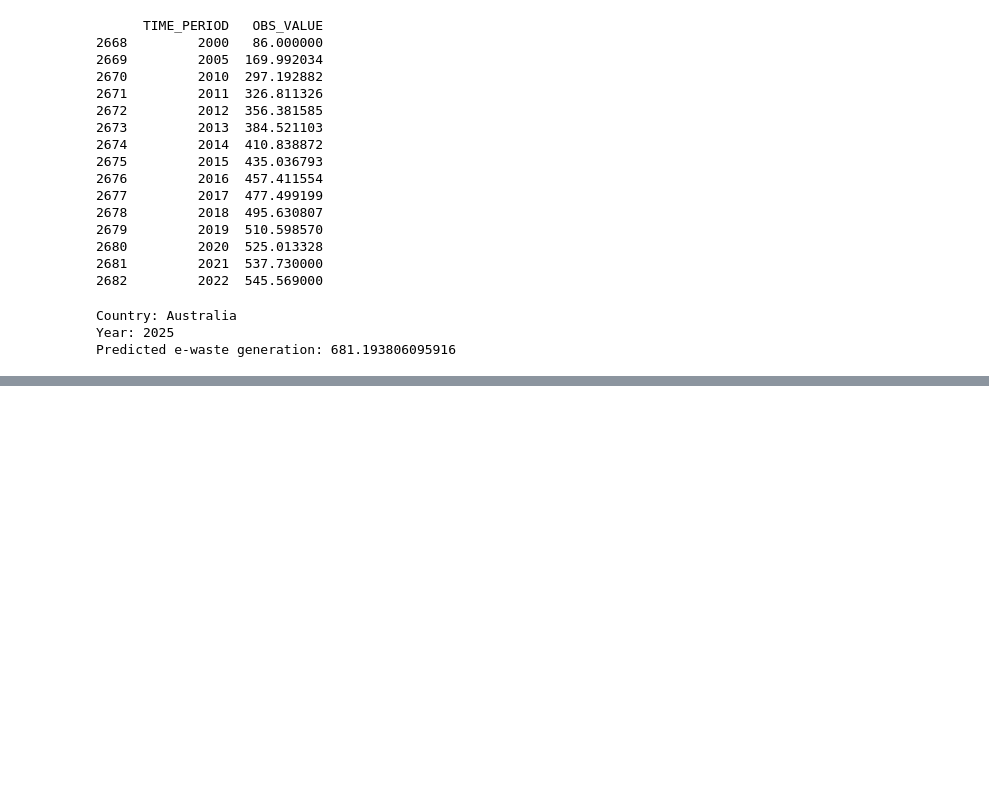
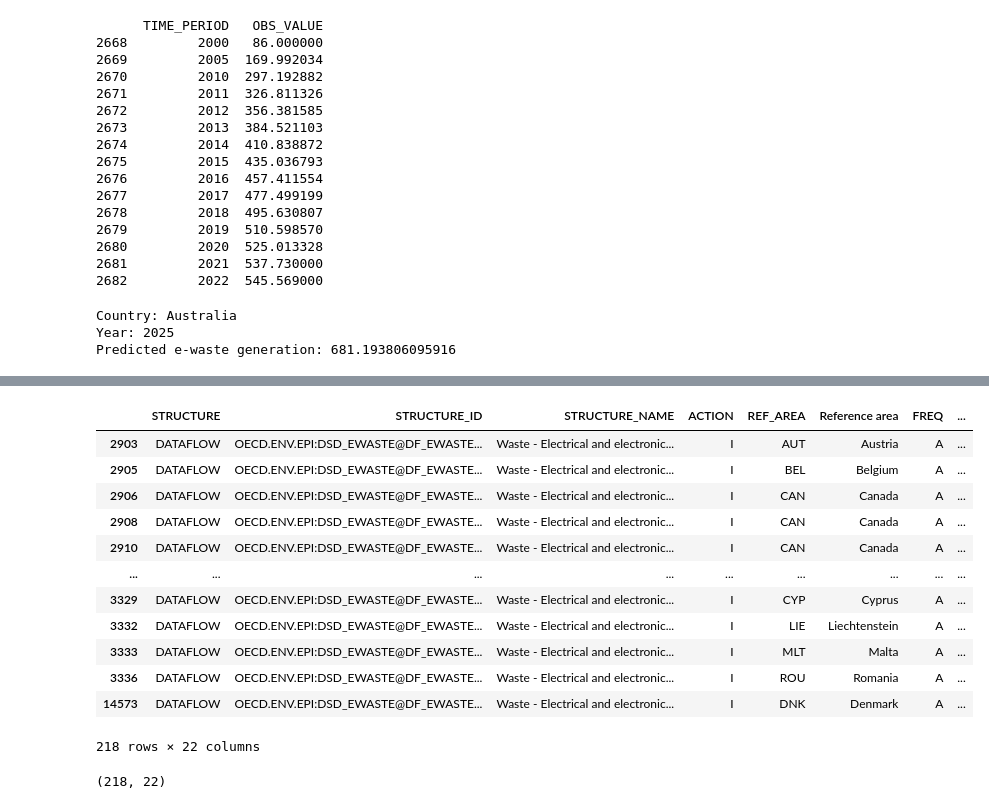
Before and after one commit to athulyarnair150-sys/electronic-waste-project-, a Jupyter notebook: electronic waste generation and recycling.ipynb, the cells around one changed output, grey strips where cells are left out. Drawn from its saved outputs; the diff is of its cells as text; code cells hidden in the pictures; blank space fills up the shorter version.

```diff
--- a/electronic waste generation and recycling.ipynb
+++ b/electronic waste generation and recycling.ipynb
@@ -950,0 +982,26 @@ Predicted e-waste generation: 681.193806095916
+# %%
+recycling_df = df[df["Measure"] == "Recycling"]
+
+recycling_df = recycling_df[recycling_df["Product categories"] == "Total"]
+
+recycling_df = recycling_df[recycling_df["Unit of measure"] == "Tonnes"]
+
+recycling_df
+# %% [output]
+|  | STRUCTURE | STRUCTURE_ID | STRUCTURE_NAME | ACTION | REF_AREA | Reference area | FREQ | ... |
+| 2903 | DATAFLOW | OECD.ENV.EPI:DSD_EWASTE@DF_EWASTE... | Waste - Electrical and electronic... | I | AUT | Austria | A | ... |
+| 2905 | DATAFLOW | OECD.ENV.EPI:DSD_EWASTE@DF_EWASTE... | Waste - Electrical and electronic... | I | BEL | Belgium | A | ... |
+| 2906 | DATAFLOW | OECD.ENV.EPI:DSD_EWASTE@DF_EWASTE... | Waste - Electrical and electronic... | I | CAN | Canada | A | ... |
+| 2908 | DATAFLOW | OECD.ENV.EPI:DSD_EWASTE@DF_EWASTE... | Waste - Electrical and electronic... | I | CAN | Canada | A | ... |
+| 2910 | DATAFLOW | OECD.ENV.EPI:DSD_EWASTE@DF_EWASTE... | Waste - Electrical and electronic... | I | CAN | Canada | A | ... |
+| ... | ... | ... | ... | ... | ... | ... | ... | ... |
+| 3329 | DATAFLOW | OECD.ENV.EPI:DSD_EWASTE@DF_EWASTE... | Waste - Electrical and electronic... | I | CYP | Cyprus | A | ... |
+| 3332 | DATAFLOW | OECD.ENV.EPI:DSD_EWASTE@DF_EWASTE... | Waste - Electrical and electronic... | I | LIE | Liechtenstein | A | ... |
+| 3333 | DATAFLOW | OECD.ENV.EPI:DSD_EWASTE@DF_EWASTE... | Waste - Electrical and electronic... | I | MLT | Malta | A | ... |
+| 3336 | DATAFLOW | OECD.ENV.EPI:DSD_EWASTE@DF_EWASTE... | Waste - Electrical and electronic... | I | ROU | Romania | A | ... |
+| 14573 | DATAFLOW | OECD.ENV.EPI:DSD_EWASTE@DF_EWASTE... | Waste - Electrical and electronic... | I | DNK | Denmark | A | ... |
+218 rows × 22 columns
+# %%
+recycling_df.shape
+# %% [output]
+(218, 22)
```
Also changed, not shown: parts of 19 cells of this notebook.
